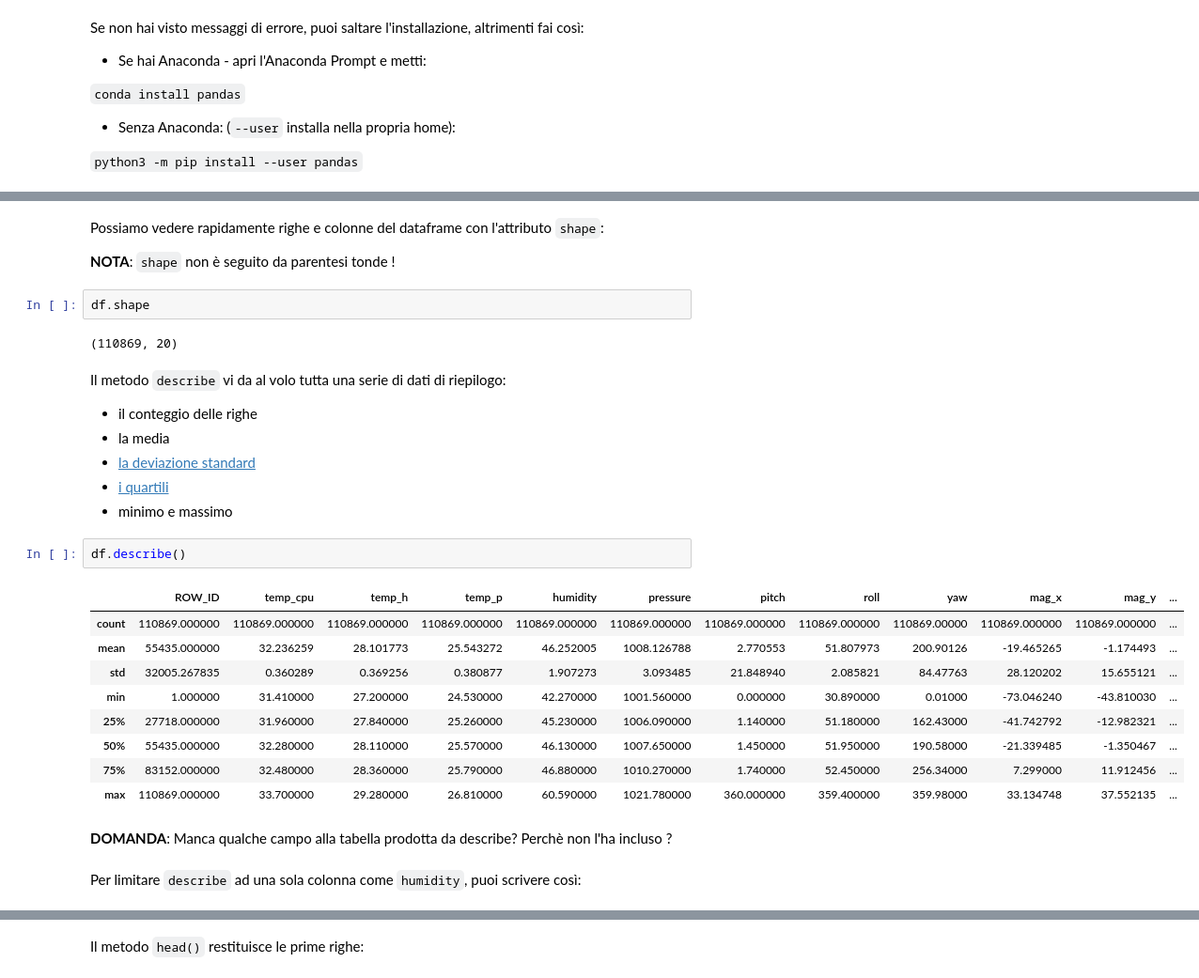
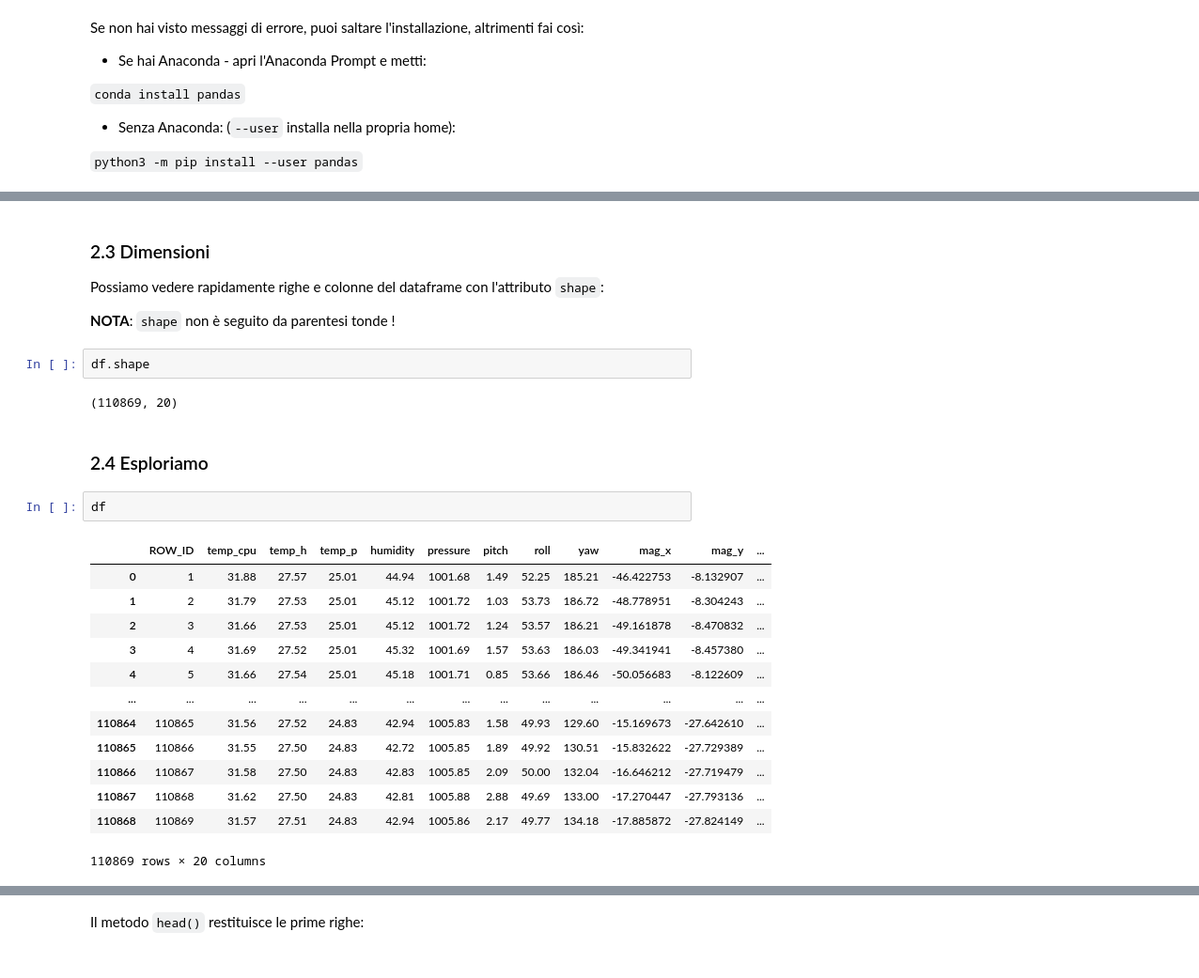
Before and after one commit to DavidLeoni/softpython-it, a Jupyter notebook: pandas/pandas1-sol.ipynb, the cells around one changed output, grey strips where cells are left out. Shown at 94% size. Saved outputs shown, nothing was run; the diff lists cells and outputs as text.

```diff
--- a/pandas/pandas1-sol.ipynb
+++ b/pandas/pandas1-sol.ipynb
@@ -111,4 +140,6 @@ memory usage: 16.9+ MB
 # %% [markdown]
+### 2.3 Dimensioni
+
 Possiamo vedere rapidamente righe e colonne del dataframe con l'attributo `shape`:
 
 **NOTA**: `shape` non è seguito da parentesi tonde !
@@ -116,27 +147,21 @@ Possiamo vedere rapidamente righe e colonne del dataframe con l'attributo `shape
 df.shape
 # %% [output]
 (110869, 20)
-# %% [markdown]
-Il metodo `describe` vi da al volo tutta una serie di dati di riepilogo:
-
-* il conteggio delle righe
-* la media
-* [la deviazione standard](https://it.wikipedia.org/wiki/Scarto_quadratico_medio)
-* [i quartili](https://it.wikipedia.org/wiki/Quantile)
-* minimo e massimo
+# %% [markdown]
+### 2.4 Esploriamo
 # %%
-df.describe()
+df
 # %% [output]
 |  | ROW_ID | temp_cpu | temp_h | temp_p | humidity | pressure | pitch | roll | yaw | mag_x | mag_y | ... |
-| count | 110869.000000 | 110869.000000 | 110869.000000 | 110869.000000 | 110869.000000 | 110869.000000 | 110869.000000 | 110869.000000 | 110869.00000 | 110869.000000 | 110869.000000 | ... |
-| mean | 55435.000000 | 32.236259 | 28.101773 | 25.543272 | 46.252005 | 1008.126788 | 2.770553 | 51.807973 | 200.90126 | -19.465265 | -1.174493 | ... |
-| std | 32005.267835 | 0.360289 | 0.369256 | 0.380877 | 1.907273 | 3.093485 | 21.848940 | 2.085821 | 84.47763 | 28.120202 | 15.655121 | ... |
-| min | 1.000000 | 31.410000 | 27.200000 | 24.530000 | 42.270000 | 1001.560000 | 0.000000 | 30.890000 | 0.01000 | -73.046240 | -43.810030 | ... |
-| 25% | 27718.000000 | 31.960000 | 27.840000 | 25.260000 | 45.230000 | 1006.090000 | 1.140000 | 51.180000 | 162.43000 | -41.742792 | -12.982321 | ... |
-| 50% | 55435.000000 | 32.280000 | 28.110000 | 25.570000 | 46.130000 | 1007.650000 | 1.450000 | 51.950000 | 190.58000 | -21.339485 | -1.350467 | ... |
-| 75% | 83152.000000 | 32.480000 | 28.360000 | 25.790000 | 46.880000 | 1010.270000 | 1.740000 | 52.450000 | 256.34000 | 7.299000 | 11.912456 | ... |
-| max | 110869.000000 | 33.700000 | 29.280000 | 26.810000 | 60.590000 | 1021.780000 | 360.000000 | 359.400000 | 359.98000 | 33.134748 | 37.552135 | ... |
+| 0 | 1 | 31.88 | 27.57 | 25.01 | 44.94 | 1001.68 | 1.49 | 52.25 | 185.21 | -46.422753 | -8.132907 | ... |
+| 1 | 2 | 31.79 | 27.53 | 25.01 | 45.12 | 1001.72 | 1.03 | 53.73 | 186.72 | -48.778951 | -8.304243 | ... |
+| 2 | 3 | 31.66 | 27.53 | 25.01 | 45.12 | 1001.72 | 1.24 | 53.57 | 186.21 | -49.161878 | -8.470832 | ... |
+| 3 | 4 | 31.69 | 27.52 | 25.01 | 45.32 | 1001.69 | 1.57 | 53.63 | 186.03 | -49.341941 | -8.457380 | ... |
+| 4 | 5 | 31.66 | 27.54 | 25.01 | 45.18 | 1001.71 | 0.85 | 53.66 | 186.46 | -50.056683 | -8.122609 | ... |
+| ... | ... | ... | ... | ... | ... | ... | ... | ... | ... | ... | ... | ... |
+| 110864 | 110865 | 31.56 | 27.52 | 24.83 | 42.94 | 1005.83 | 1.58 | 49.93 | 129.60 | -15.169673 | -27.642610 | ... |
+| 110865 | 110866 | 31.55 | 27.50 | 24.83 | 42.72 | 1005.85 | 1.89 | 49.92 | 130.51 | -15.832622 | -27.729389 | ... |
+| 110866 | 110867 | 31.58 | 27.50 | 24.83 | 42.83 | 1005.85 | 2.09 | 50.00 | 132.04 | -16.646212 | -27.719479 | ... |
+| 110867 | 110868 | 31.62 | 27.50 | 24.83 | 42.81 | 1005.88 | 2.88 | 49.69 | 133.00 | -17.270447 | -27.793136 | ... |
+| 110868 | 110869 | 31.57 | 27.51 | 24.83 | 42.94 | 1005.86 | 2.17 | 49.77 | 134.18 | -17.885872 | -27.824149 | ... |
+110869 rows × 20 columns
-# %% [markdown]
-**DOMANDA**: Manca qualche campo alla tabella prodotta da describe? Perchè non l'ha incluso ?
-# %% [markdown]
-Per limitare `describe` ad una sola colonna come `humidity`, puoi scrivere così:
```
Also changed, not shown: parts of 46 cells of this notebook.
